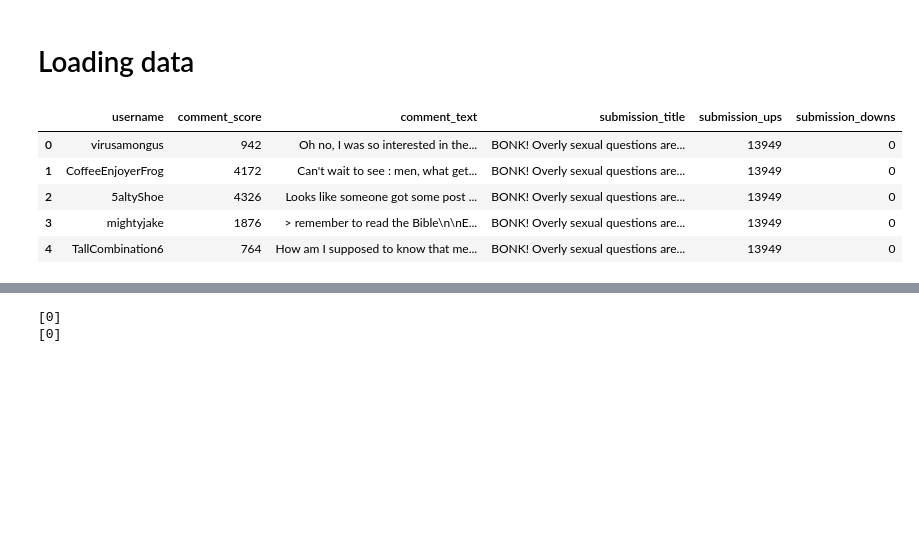
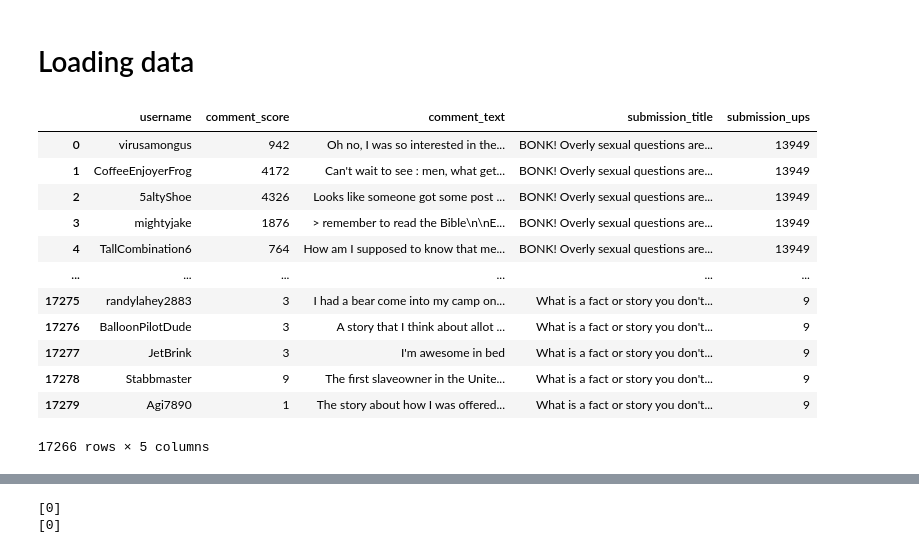
Before and after one commit to kgronek3/TMSMM_Project, a Jupyter notebook: TMSMM_subreddits_project.ipynb, the cells around one changed output, grey strips where cells are left out. Cells and saved outputs as stored; diff of their text form; code cells hidden in the pictures; blank space fills up the shorter version.

```diff
--- a/TMSMM_subreddits_project.ipynb
+++ b/TMSMM_subreddits_project.ipynb
@@ -39,12 +41,19 @@ os.getcwd()
 men = pd.read_csv('data/askmen.csv', sep = ';')
 women = pd.read_csv('data/askwomen.csv', sep = ';')
 # %%
-men.head()
+men
 # %% [output]
-|  | username | comment_score | comment_text | submission_title | submission_ups | submission_downs |
-| 0 | virusamongus | 942 | Oh no, I was so interested in the... | BONK! Overly sexual questions are... | 13949 | 0 |
-| 1 | CoffeeEnjoyerFrog | 4172 | Can't wait to see : men, what get... | BONK! Overly sexual questions are... | 13949 | 0 |
-| 2 | 5altyShoe | 4326 | Looks like someone got some post ... | BONK! Overly sexual questions are... | 13949 | 0 |
-| 3 | mightyjake | 1876 | > remember to read the Bible\n\nE... | BONK! Overly sexual questions are... | 13949 | 0 |
-| 4 | TallCombination6 | 764 | How am I supposed to know that me... | BONK! Overly sexual questions are... | 13949 | 0 |
+|  | username | comment_score | comment_text | submission_title | submission_ups |
+| 0 | virusamongus | 942 | Oh no, I was so interested in the... | BONK! Overly sexual questions are... | 13949 |
+| 1 | CoffeeEnjoyerFrog | 4172 | Can't wait to see : men, what get... | BONK! Overly sexual questions are... | 13949 |
+| 2 | 5altyShoe | 4326 | Looks like someone got some post ... | BONK! Overly sexual questions are... | 13949 |
+| 3 | mightyjake | 1876 | > remember to read the Bible\n\nE... | BONK! Overly sexual questions are... | 13949 |
+| 4 | TallCombination6 | 764 | How am I supposed to know that me... | BONK! Overly sexual questions are... | 13949 |
+| ... | ... | ... | ... | ... | ... |
+| 17275 | randylahey2883 | 3 | I had a bear come into my camp on... | What is a fact or story you don't... | 9 |
+| 17276 | BalloonPilotDude | 3 | A story that I think about allot ... | What is a fact or story you don't... | 9 |
+| 17277 | JetBrink | 3 | I'm awesome in bed | What is a fact or story you don't... | 9 |
+| 17278 | Stabbmaster | 9 | The first slaveowner in the Unite... | What is a fact or story you don't... | 9 |
+| 17279 | Agi7890 | 1 | The story about how I was offered... | What is a fact or story you don't... | 9 |
+17266 rows × 5 columns
 # %%
```
Also changed, not shown: parts of 7 cells of this notebook.
